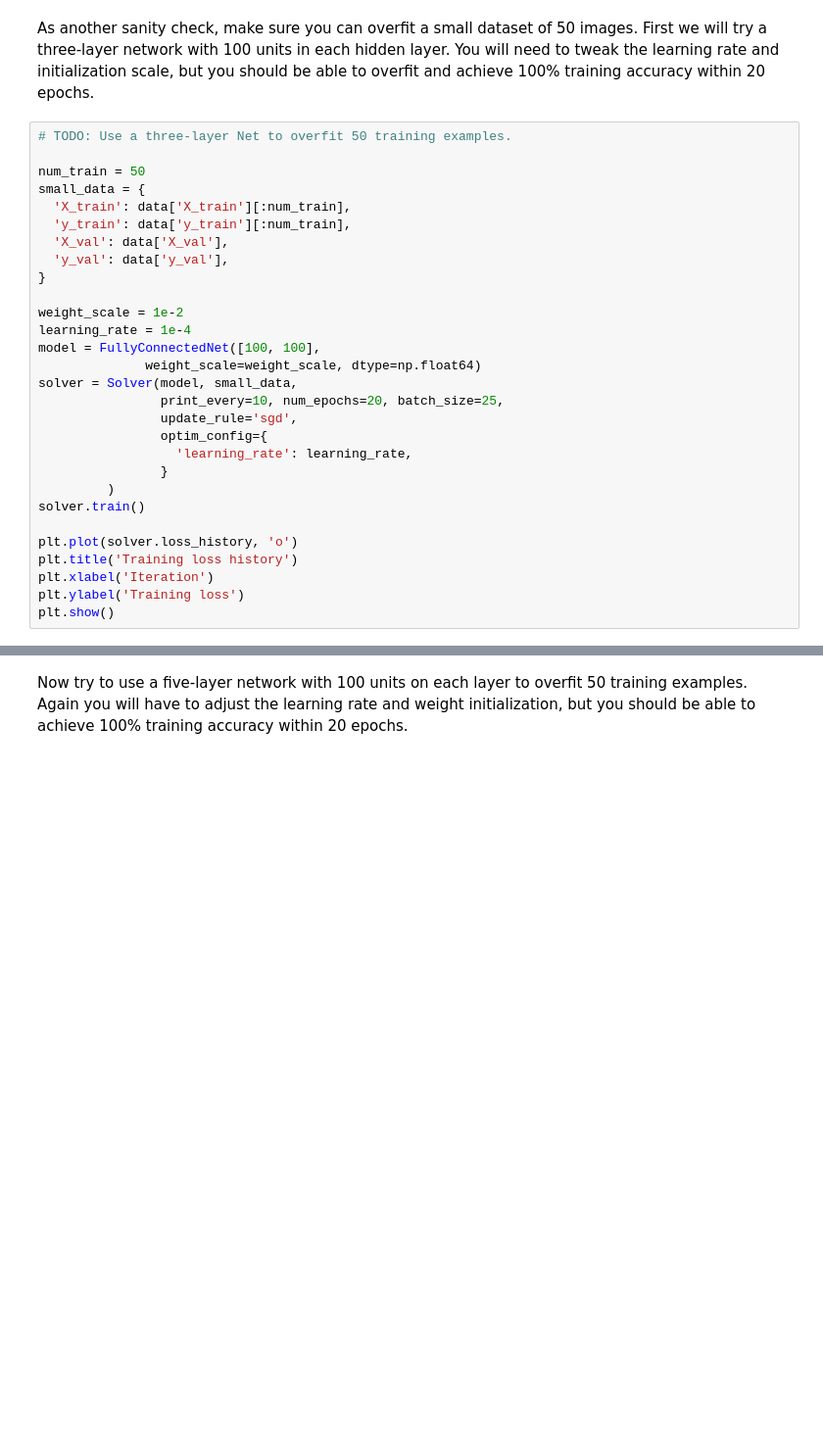
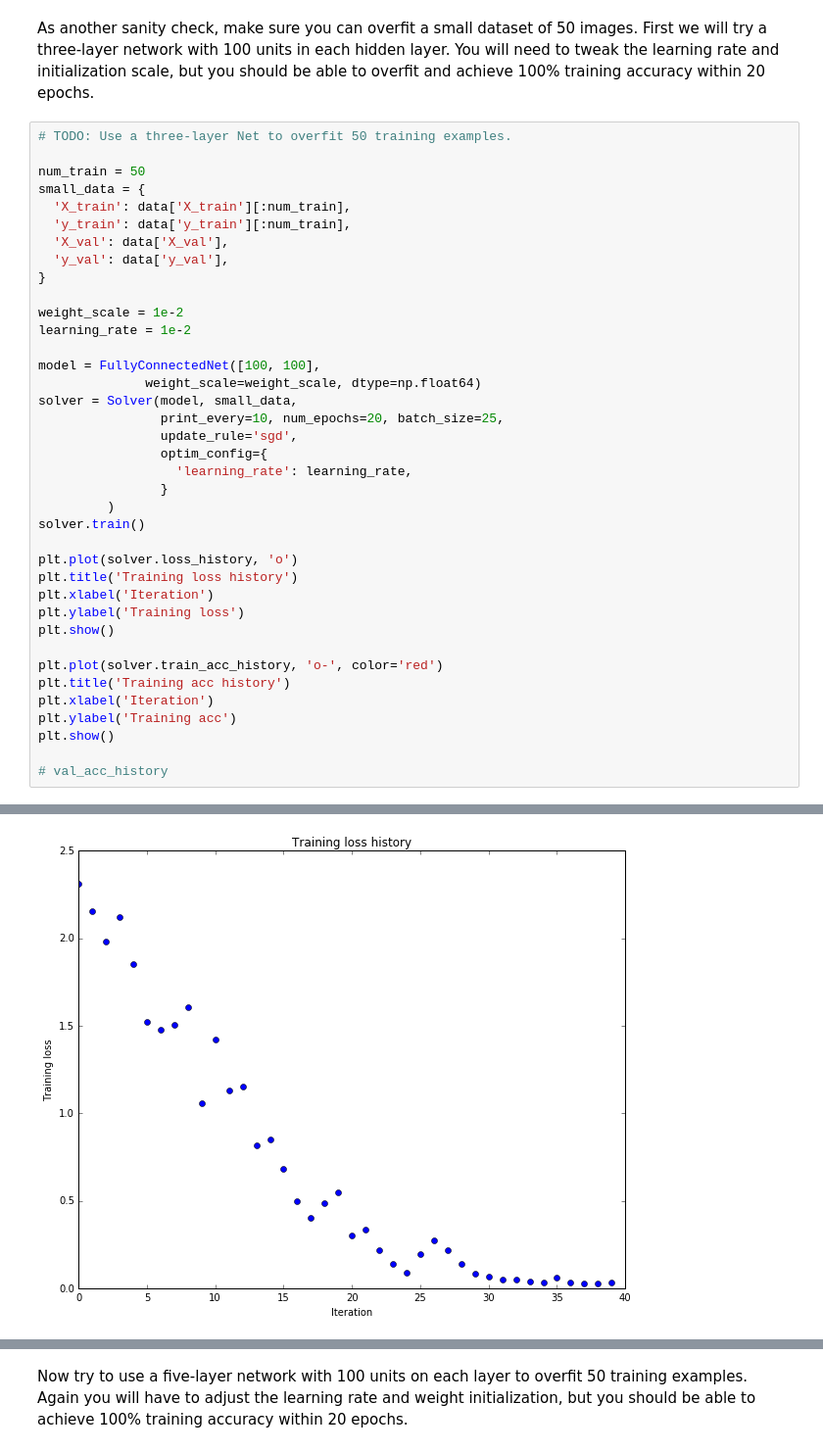
Before and after one commit to probe301/kaggle, a Jupyter notebook: CS231n_assignment2/FullyConnectedNets.ipynb, the cells around one changed output, grey strips where cells are left out. Shown at 98% size. Cells and saved outputs as stored; diff of their text form; blank space fills up the shorter version.

```diff
--- a/CS231n_assignment2/FullyConnectedNets.ipynb
+++ b/CS231n_assignment2/FullyConnectedNets.ipynb
@@ -445,7 +498,8 @@ small_data = {
 }
 
 weight_scale = 1e-2
-learning_rate = 1e-4
+learning_rate = 1e-2
+
 model = FullyConnectedNet([100, 100],
               weight_scale=weight_scale, dtype=np.float64)
 solver = Solver(model, small_data,
@@ -462,3 +516,12 @@ plt.title('Training loss history')
 plt.xlabel('Iteration')
 plt.ylabel('Training loss')
 plt.show()
+
+plt.plot(solver.train_acc_history, 'o-', color='red')
+plt.title('Training acc history')
+plt.xlabel('Iteration')
+plt.ylabel('Training acc')
+plt.show()
+
+# val_acc_history
+# %% [output]
@@ -464,0 +545 @@ plt.show()
+[figure, added]
```
Also changed, not shown: parts of 11 cells of this notebook, 2 other files.
